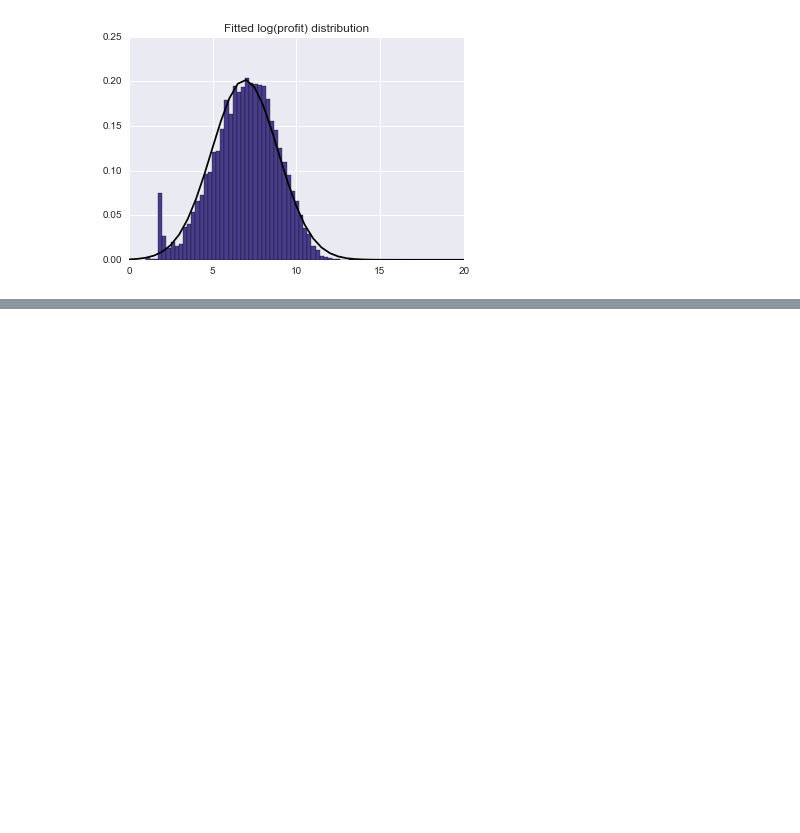
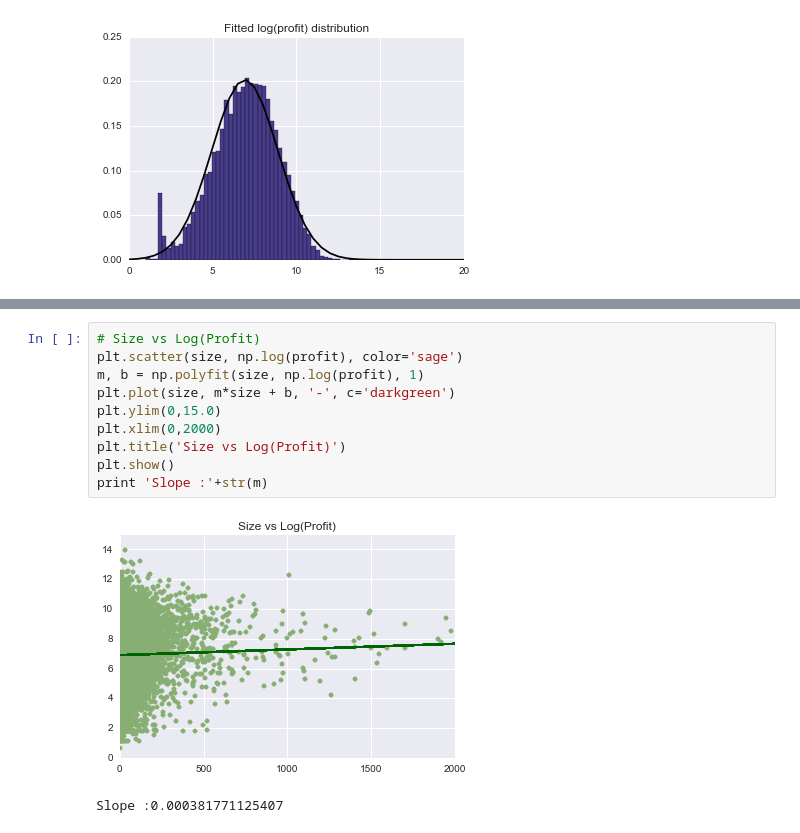
Before and after one commit to davidrpugh/assortative-matching-large-firms, a Jupyter notebook: Histograms.ipynb, the cells around one changed output, grey strips where cells are left out. Saved outputs shown, nothing was run; the diff lists cells and outputs as text; blank space fills up the shorter version.

```diff
--- a/Histograms.ipynb
+++ b/Histograms.ipynb
@@ -182,0 +221,13 @@ plt.show()
+# %%
+# Size vs Log(Profit)
+plt.scatter(size, np.log(profit), color='sage')
+m, b = np.polyfit(size, np.log(profit), 1)
+plt.plot(size, m*size + b, '-', c='darkgreen')
+plt.ylim(0,15.0)
+plt.xlim(0,2000)
+plt.title('Size vs Log(Profit)')
+plt.show()
+print 'Slope :'+str(m)
+# %% [output]
+[figure, added]
+Slope :0.000381771125407
```
Also changed, not shown: parts of 4 cells of this notebook.
